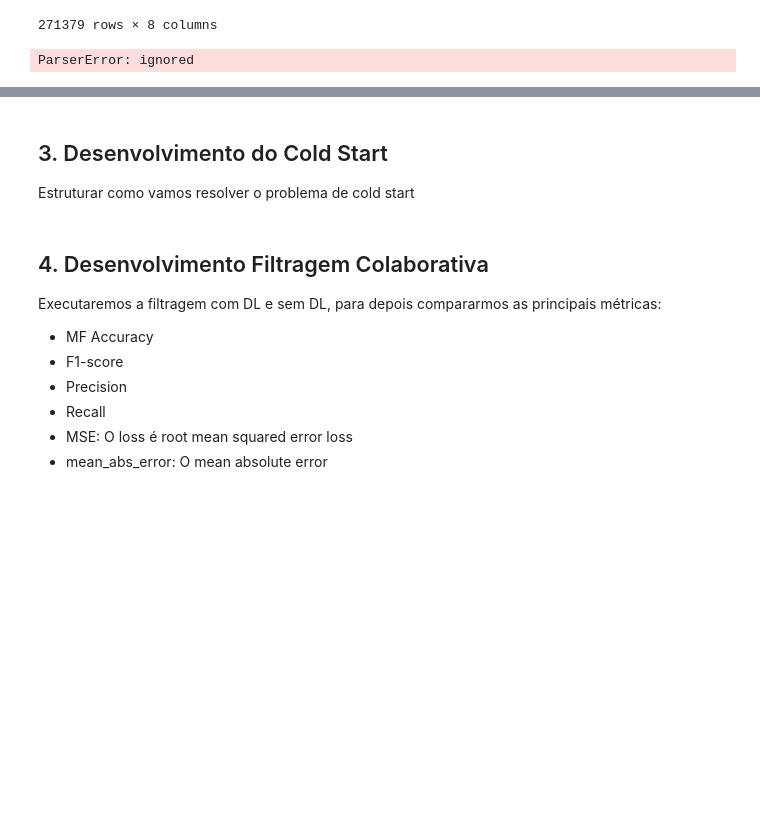
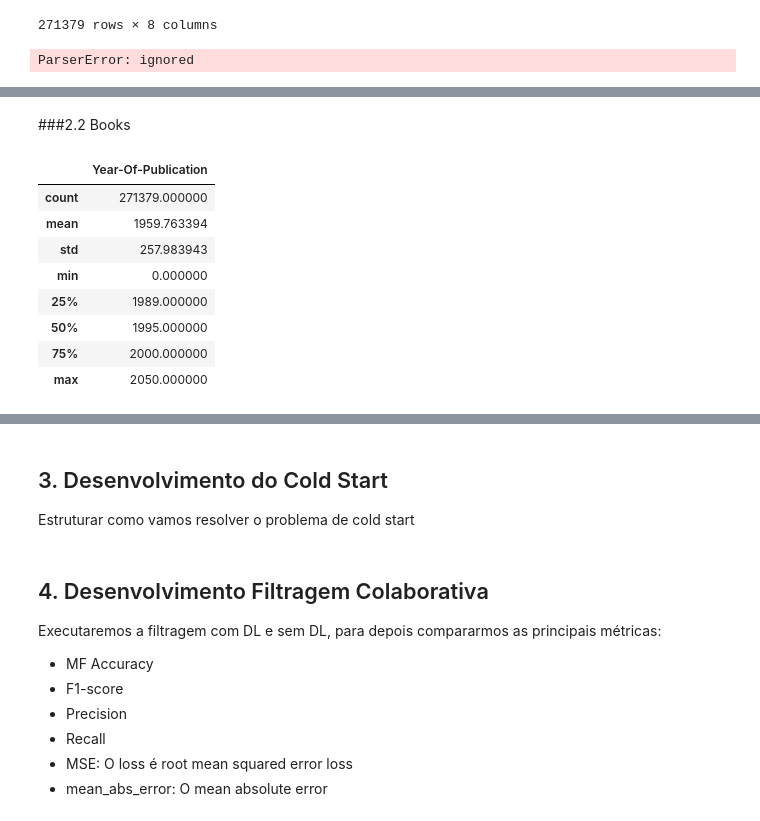
Before and after one commit to vivitc/deep-learning-books, a Jupyter notebook: Trabalho_DL_Books.ipynb, the cells around one changed output, grey strips where cells are left out. Drawn from its saved outputs; the diff is of its cells as text; code cells hidden in the pictures; blank space fills up the shorter version.

```diff
--- a/Trabalho_DL_Books.ipynb
+++ b/Trabalho_DL_Books.ipynb
@@ -130,0 +196,15 @@ x_test = np.reshape(x_test, (len(x_test), 28, 28, 1))
+# %% [markdown]
+###2.2 Books
+# %%
+#Verificando as estatísticas básicas
+df_book.describe(exclude=[np.object])
+# %% [output]
+|  | Year-Of-Publication |
+| count | 271379.000000 |
+| mean | 1959.763394 |
+| std | 257.983943 |
+| min | 0.000000 |
+| 25% | 1989.000000 |
+| 50% | 1995.000000 |
+| 75% | 2000.000000 |
+| max | 2050.000000 |
```
Also changed, not shown: parts of 27 cells of this notebook.
